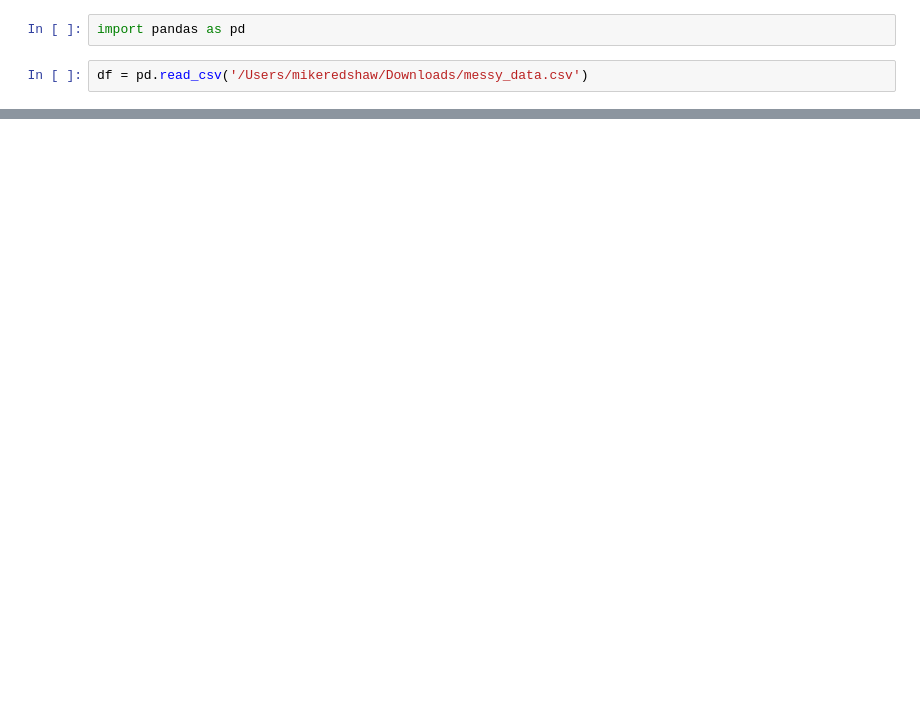
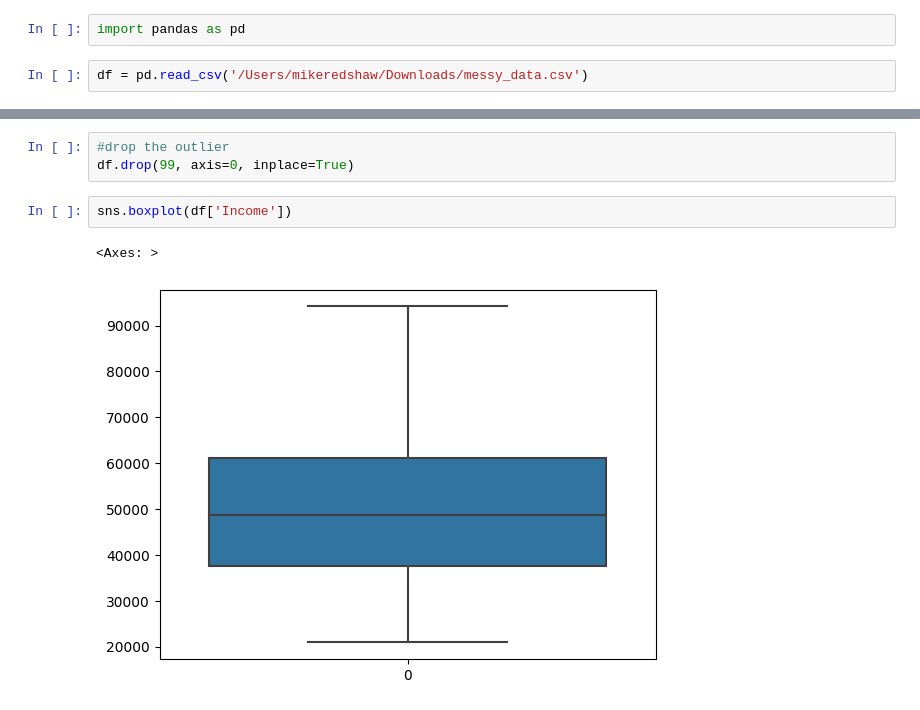
Before and after one commit to mredshaw/schulich_data_science, a Jupyter notebook: class2_may17.ipynb, the cells around one changed output, grey strips where cells are left out. Saved outputs shown, nothing was run; the diff lists cells and outputs as text; blank space fills up the shorter version.

```diff
--- a/class2_may17.ipynb
+++ b/class2_may17.ipynb
@@ -8,0 +73,8 @@ URLError: <urlopen error [SSL: CERTIFICATE_VERIFY_FAILED] certificate verify fai
+# %%
+#drop the outlier
+df.drop(99, axis=0, inplace=True)
+# %%
+sns.boxplot(df['Income'])
+# %% [output]
+<Axes: >
+[figure, added]
```
Also changed, not shown: parts of 19 cells of this notebook, 1 other file.
